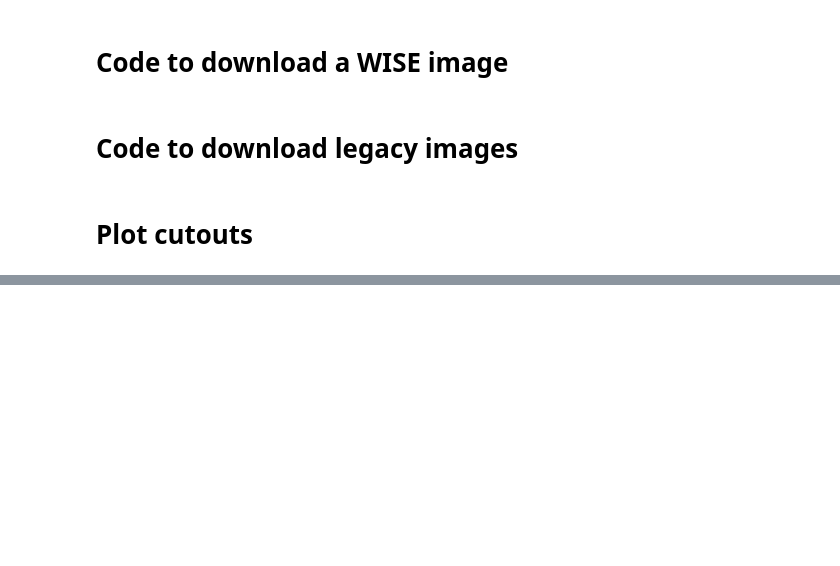
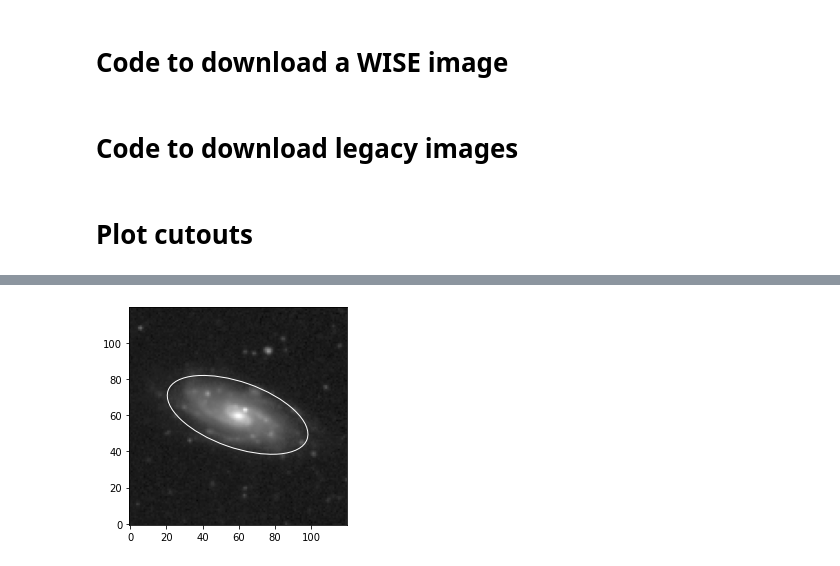
Before and after one commit to rfinn/APPSS, a Jupyter notebook: notebooks/download_wise_images.ipynb, the cells around one changed output, grey strips where cells are left out. Saved outputs shown, nothing was run; the diff lists cells and outputs as text; code cells hidden in the pictures; blank space fills up the shorter version.

```diff
--- a/notebooks/download_wise_images.ipynb
+++ b/notebooks/download_wise_images.ipynb
@@ -168,0 +273,4 @@ for i,im in enumerate(imagefiles):
+# %%
+e.draw_guess_ellipse_mpl()
+# %% [output]
+[figure, added]
```
Also changed, not shown: parts of 43 cells of this notebook.
